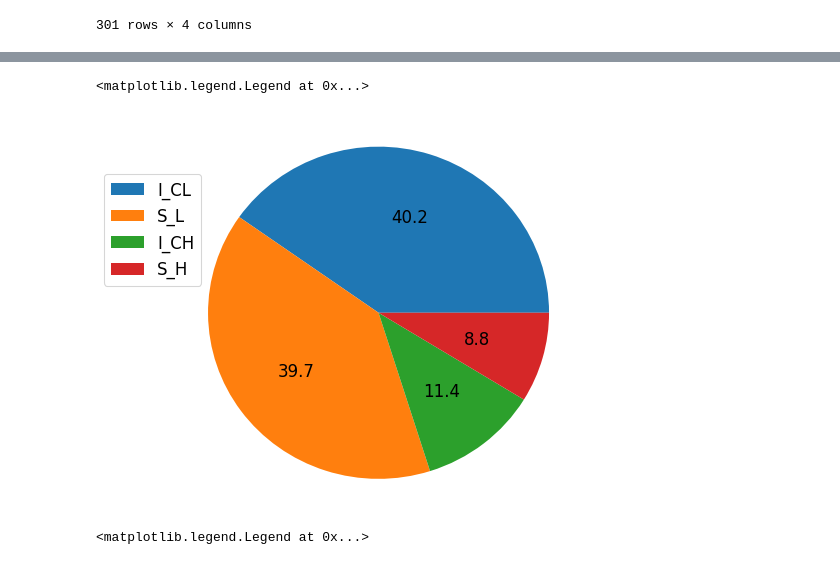
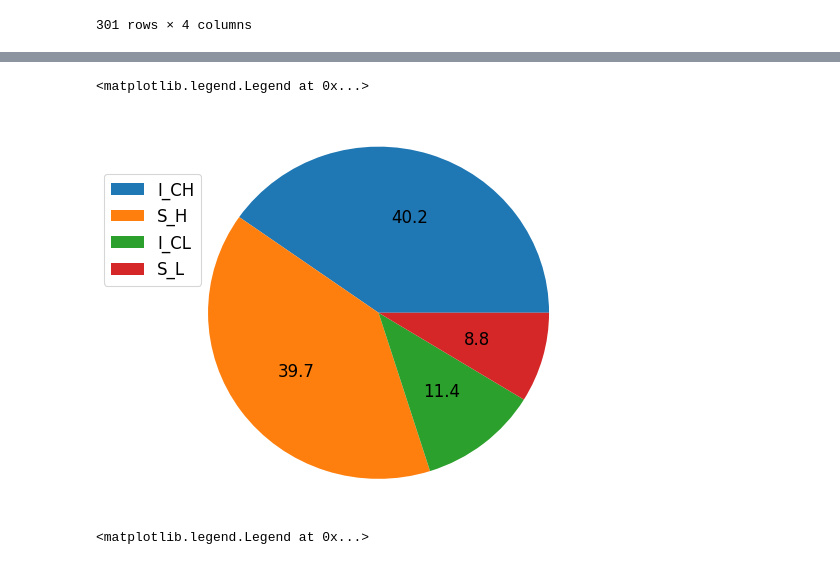
Before and after one commit to chris142/BachelorDiplomaHIV, a Jupyter notebook: Main.ipynb, the cells around one changed output, grey strips where cells are left out. Cells and saved outputs as stored; diff of their text form; code cells hidden in the pictures.

```diff
--- a/Main.ipynb
+++ b/Main.ipynb
@@ -231,29 +231,29 @@ plt.legend(
 # %%
 import matplotlib as mpl
 import matplotlib.pyplot as plt
 import matplotlib.dates as mdates
 import datetime as dt
 import csv
 
-data_names = ['I_CL', 'S_L', 'I_CH', 'S_H']
+data_names = ['I_CH', 'S_H', 'I_CL', 'S_L']
 data_values = [data.I_CL[150], data.S_L[150] + data.I_AL[150], data.I_CH[150], data.S_H[150] + data.I_AH[150]]
 
 dpi = 80
 fig = plt.figure(dpi = dpi, figsize = (500 / dpi, 500 / dpi) )
 mpl.rcParams.update({'font.size': 15})
 
 #plt.title('Распределение населения после переоценки')
 
 xs = range(len(data_names))
 
 plt.pie(
     data_values, autopct='%.1f', radius = 1.1)
 plt.legend(
     bbox_to_anchor = (-0.23, 0.55, 0.25, 0.25),
     loc = 'lower left', labels = data_names )
 # %% [output]
 <matplotlib.legend.Legend at 0x...>
-[figure, old version]
+[figure, new version]
 # %%
 # calculations for 301 steps
 
```
Also changed, not shown: parts of 3 cells of this notebook.
